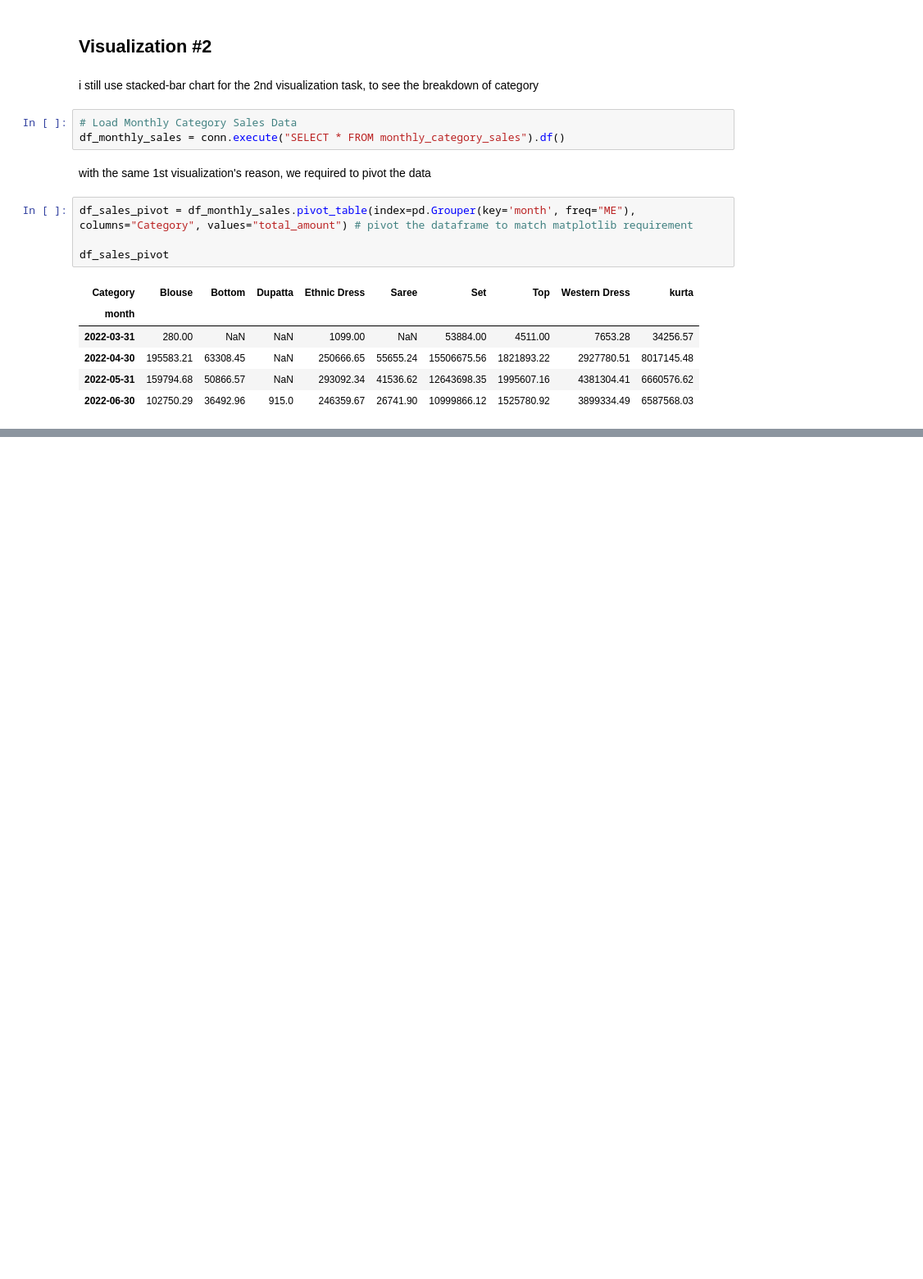
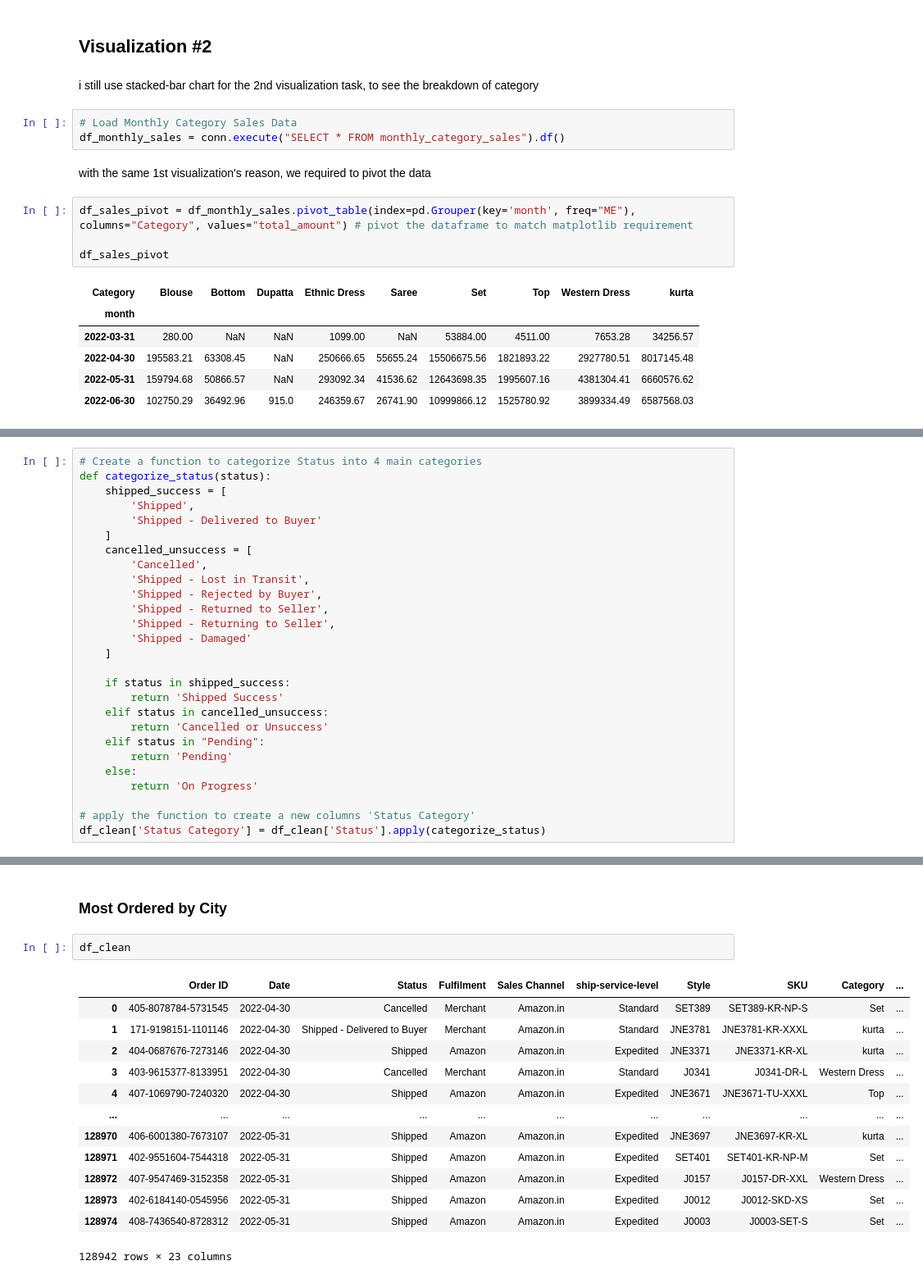
Before and after one commit to siaaldo/verihubs_tech_test, a Jupyter notebook: visualization_and_findings.ipynb, the cells around one changed output, grey strips where cells are left out. Shown: that part at 82% size. Saved outputs shown, nothing was run; the diff lists cells and outputs as text; blank space fills up the shorter version.

```diff
--- a/visualization_and_findings.ipynb
+++ b/visualization_and_findings.ipynb
@@ -147,0 +515,27 @@ Based on total revenue we can easily tell April is the most profitable month in
+# %%
+# Create a function to categorize Status into 4 main categories
+def categorize_status(status):
+    shipped_success = [
+        'Shipped',
+        'Shipped - Delivered to Buyer'
+    ]
+    cancelled_unsuccess = [
+        'Cancelled',
+        'Shipped - Lost in Transit',
+        'Shipped - Rejected by Buyer',
+        'Shipped - Returned to Seller',
+        'Shipped - Returning to Seller',
+        'Shipped - Damaged'
+    ]
+
+    if status in shipped_success:
+        return 'Shipped Success'
+    elif status in cancelled_unsuccess:
+        return 'Cancelled or Unsuccess'
+    elif status in "Pending":
+        return 'Pending'
+    else:
+        return 'On Progress'
+
+# apply the function to create a new columns 'Status Category'
+df_clean['Status Category'] = df_clean['Status'].apply(categorize_status)
@@ -147,0 +629,18 @@ Based on total revenue we can easily tell April is the most profitable month in
+# %% [markdown]
+### Most Ordered by City
+# %%
+df_clean
+# %% [output]
+|  | Order ID | Date | Status | Fulfilment | Sales Channel | ship-service-level | Style | SKU | Category | ... |
+| 0 | 405-8078784-5731545 | 2022-04-30 | Cancelled | Merchant | Amazon.in | Standard | SET389 | SET389-KR-NP-S | Set | ... |
+| 1 | 171-9198151-1101146 | 2022-04-30 | Shipped - Delivered to Buyer | Merchant | Amazon.in | Standard | JNE3781 | JNE3781-KR-XXXL | kurta | ... |
+| 2 | 404-0687676-7273146 | 2022-04-30 | Shipped | Amazon | Amazon.in | Expedited | JNE3371 | JNE3371-KR-XL | kurta | ... |
+| 3 | 403-9615377-8133951 | 2022-04-30 | Cancelled | Merchant | Amazon.in | Standard | J0341 | J0341-DR-L | Western Dress | ... |
+| 4 | 407-1069790-7240320 | 2022-04-30 | Shipped | Amazon | Amazon.in | Expedited | JNE3671 | JNE3671-TU-XXXL | Top | ... |
+| ... | ... | ... | ... | ... | ... | ... | ... | ... | ... | ... |
+| 128970 | 406-6001380-7673107 | 2022-05-31 | Shipped | Amazon | Amazon.in | Expedited | JNE3697 | JNE3697-KR-XL | kurta | ... |
+| 128971 | 402-9551604-7544318 | 2022-05-31 | Shipped | Amazon | Amazon.in | Expedited | SET401 | SET401-KR-NP-M | Set | ... |
+| 128972 | 407-9547469-3152358 | 2022-05-31 | Shipped | Amazon | Amazon.in | Expedited | J0157 | J0157-DR-XXL | Western Dress | ... |
+| 128973 | 402-6184140-0545956 | 2022-05-31 | Shipped | Amazon | Amazon.in | Expedited | J0012 | J0012-SKD-XS | Set | ... |
+| 128974 | 408-7436540-8728312 | 2022-05-31 | Shipped | Amazon | Amazon.in | Expedited | J0003 | J0003-SET-S | Set | ... |
+128942 rows × 23 columns
```
Also changed, not shown: parts of 64 cells of this notebook.
